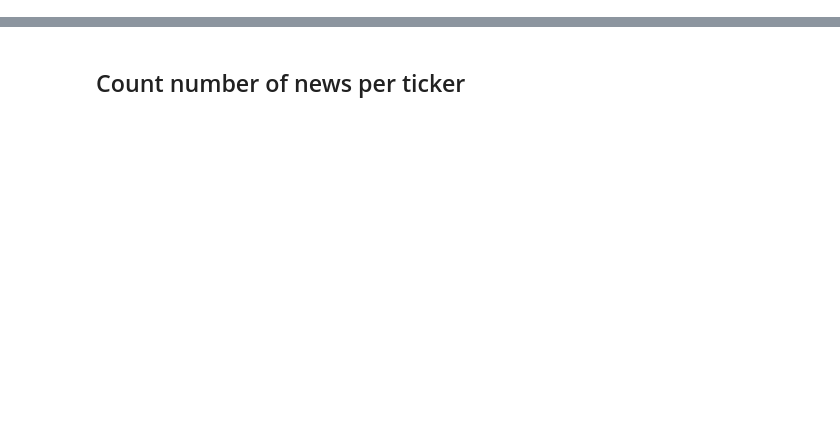
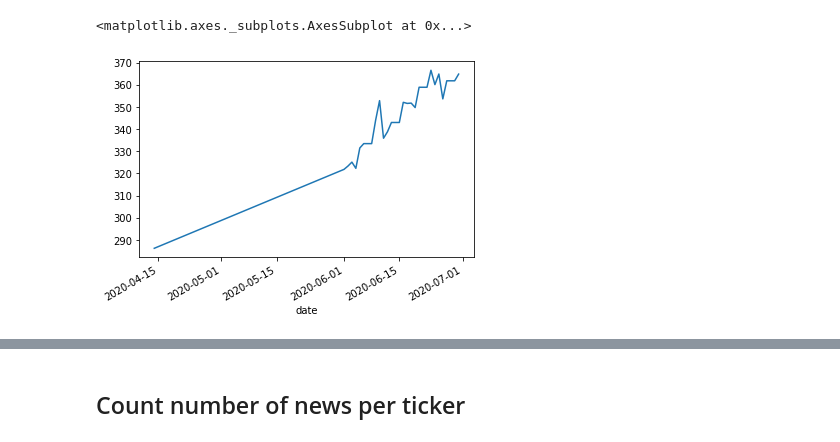
Before and after one commit to yegorkryukov/stockai, a Jupyter notebook: notebooks/create_dataset.ipynb, the cells around one changed output, grey strips where cells are left out. Saved outputs shown, nothing was run; the diff lists cells and outputs as text; code cells hidden in the pictures; blank space fills up the shorter version.

```diff
--- a/notebooks/create_dataset.ipynb
+++ b/notebooks/create_dataset.ipynb
@@ -182,0 +364,7 @@ browser.close()
+# %%
+y = t_combined.adjclose
+y.index.name = 'date'
+y.loc['2020-01-01':'2020-06-30'].plot()
+# %% [output]
+<matplotlib.axes._subplots.AxesSubplot at 0x...>
+[figure, added]
```
Also changed, not shown: parts of 33 cells of this notebook.
